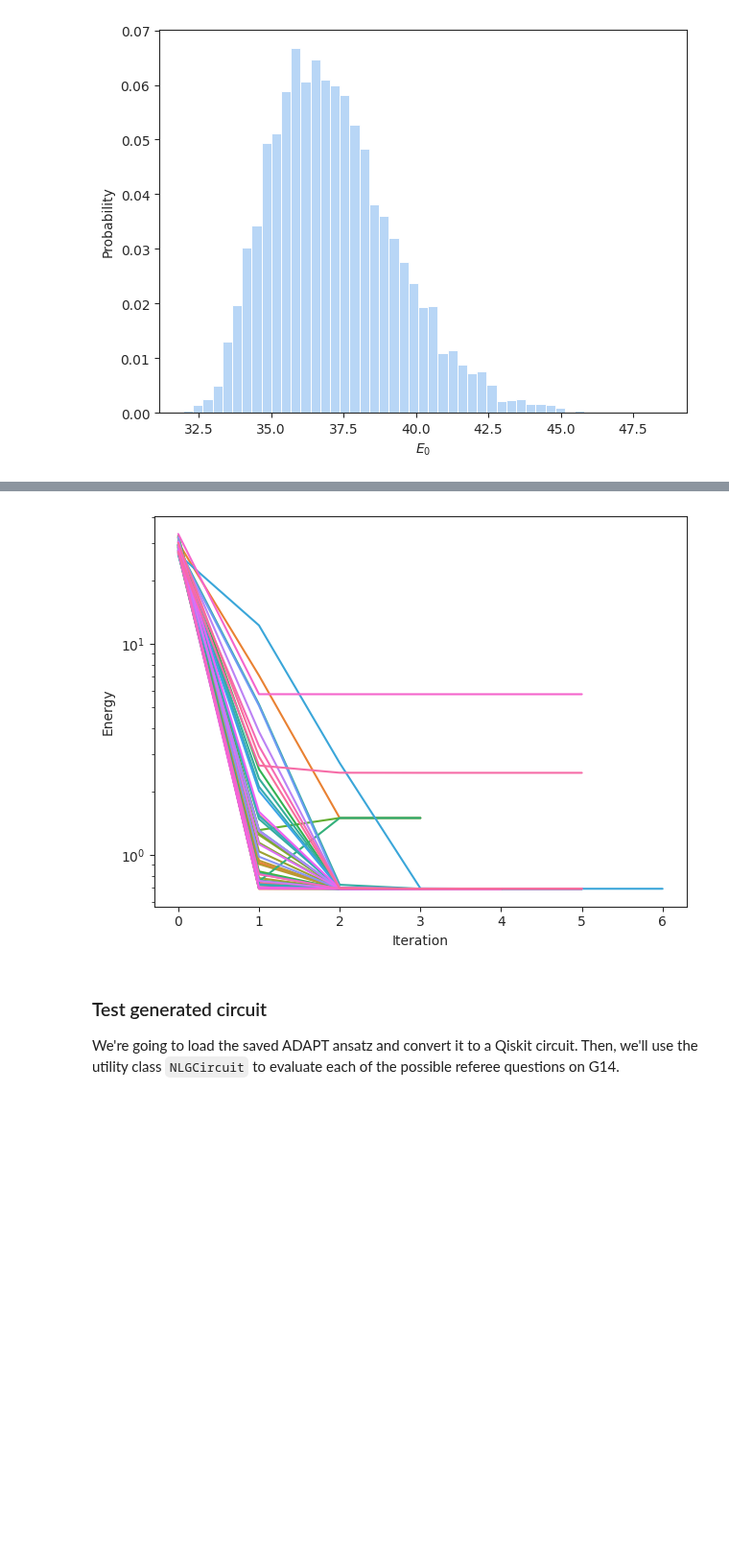
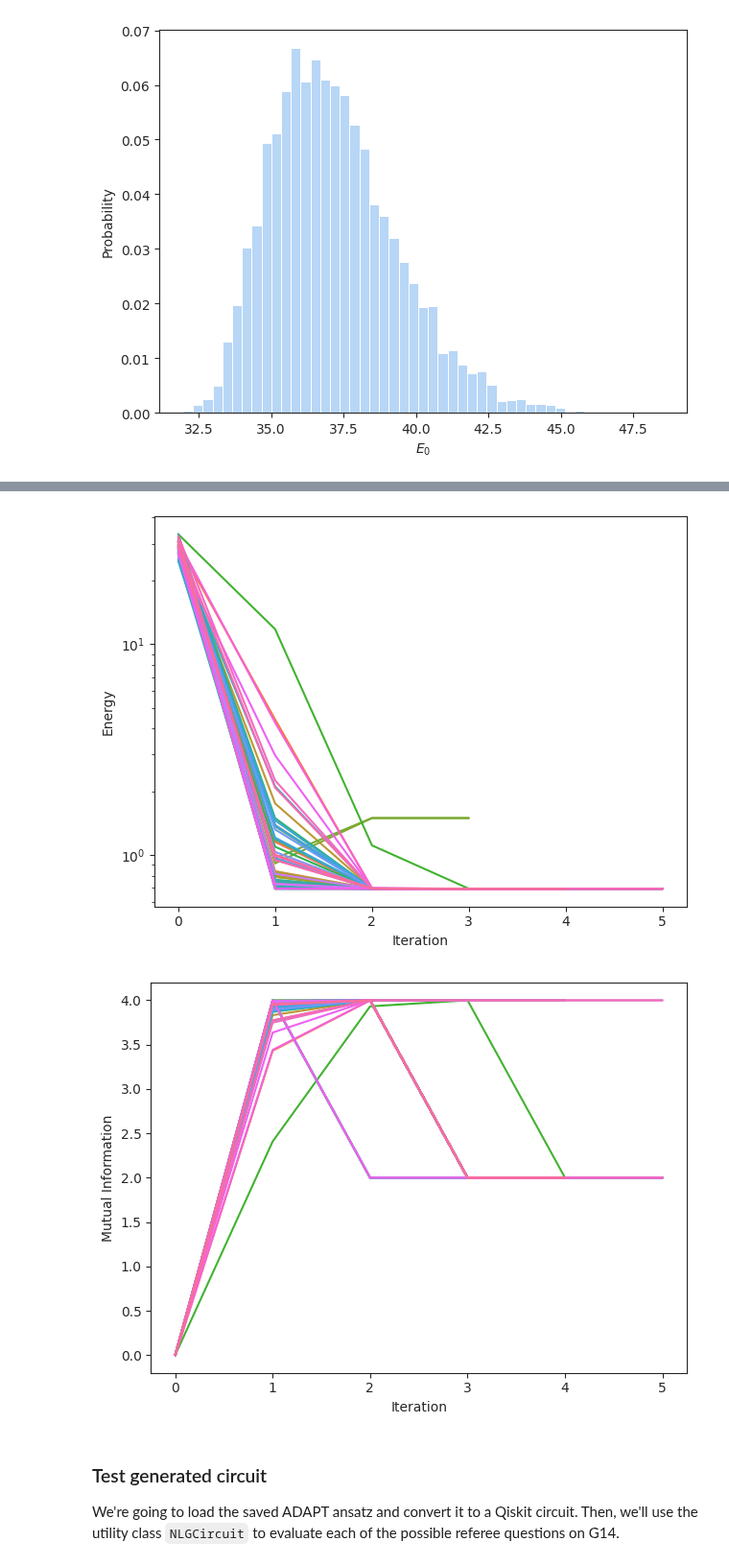
Before and after one commit to jfurches/nonlocalgames, a Jupyter notebook: g14.ipynb, the cells around one changed output, grey strips where cells are left out. Shown at 96% size. Cells and saved outputs as stored; diff of their text form; code cells hidden in the pictures; blank space fills up the shorter version.

```diff
--- a/g14.ipynb
+++ b/g14.ipynb
@@ -91,15 +46,29 @@ df.to_csv('data/g14_trials.csv', index=False)
 # %%
 import pandas as pd
 
+import matplotlib.pyplot as plt
+import seaborn as sns
+sns.set_palette('pastel')
+sns.set_style('ticks')
+
 df = pd.read_csv('data/g14_trials.csv')
-sns.lineplot(data=df, x='iter', y='energy', hue=df.id.astype(str), legend=False)
+sns.lineplot(data=df, x='iter', y='energy', hue=df.seed.astype(str), legend=False)
 plt.xlabel('Iteration')
 plt.ylabel('Energy')
 plt.yscale('log')
 plt.tight_layout()
 plt.savefig('plots/g14_trials.png', dpi=300)
+plt.show()
+
+sns.lineplot(data=df, x='iter', y='mutual_information', hue=df.seed.astype(str), legend=False)
+plt.xlabel('Iteration')
+plt.ylabel('Mutual Information')
+plt.tight_layout()
+plt.savefig('plots/g14_mutual_information.png', dpi=300)
+plt.show()
 # %% [output]
-[figure, old version]
+[figure, new version]
+[figure, added]
 # %% [markdown]
 ### Test generated circuit
 
```
Also changed, not shown: parts of 9 cells of this notebook, 11 other files.
